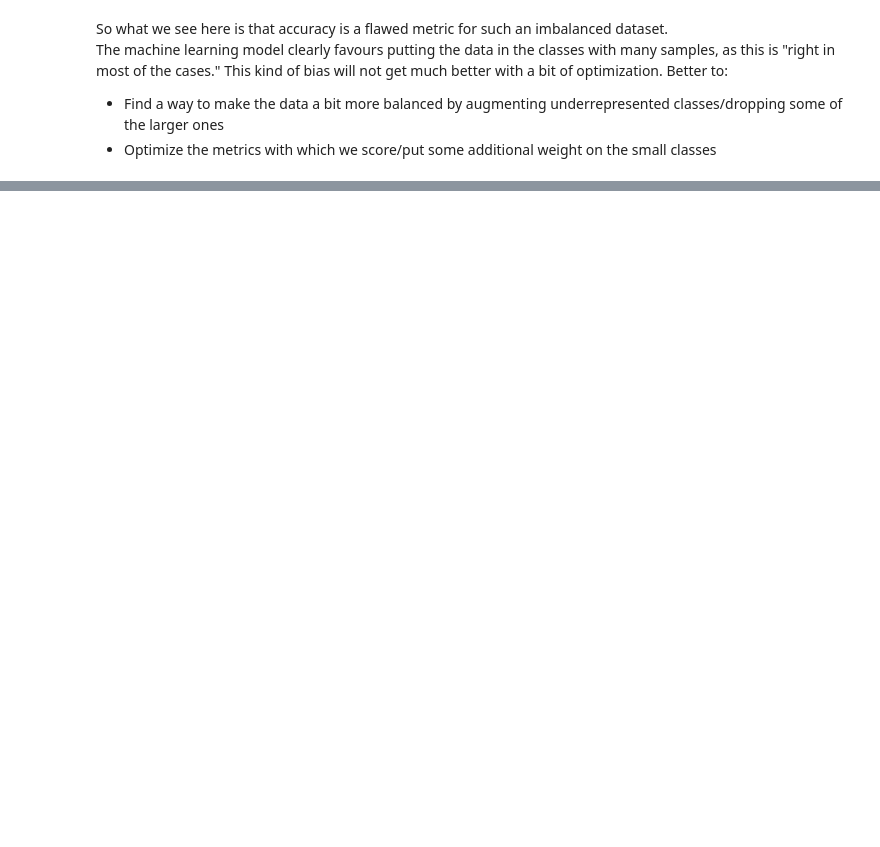
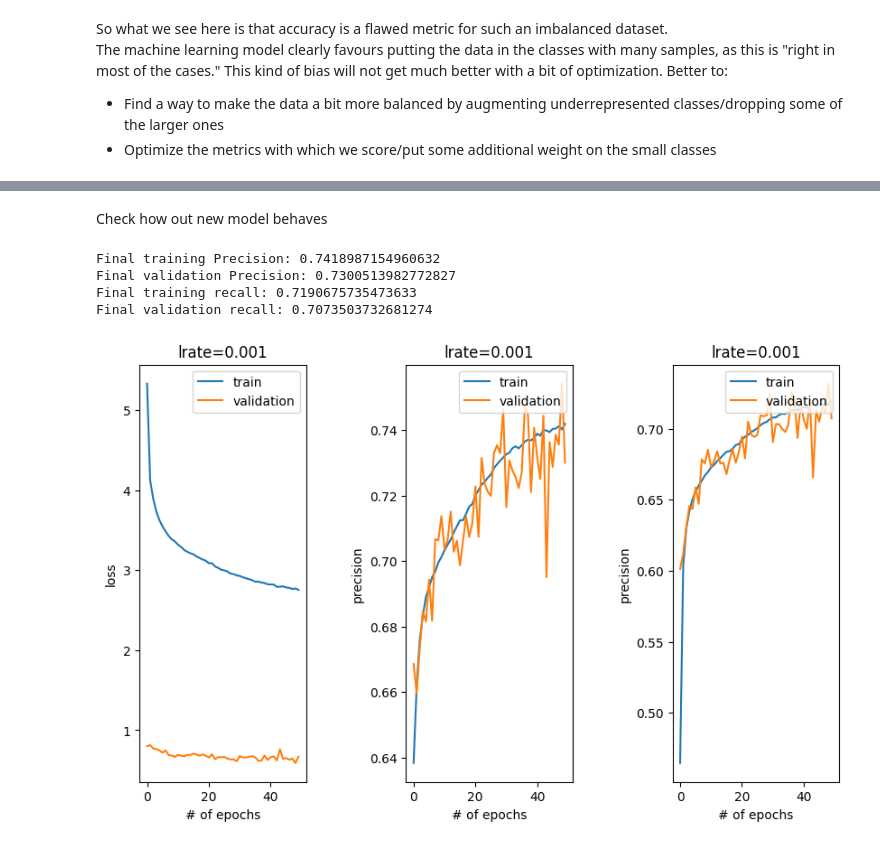
Before and after one commit to L-Koen/tensorflow_practice, a Jupyter notebook: CoverType-classification.ipynb, the cells around one changed output, grey strips where cells are left out. Drawn from its saved outputs; the diff is of its cells as text; code cells hidden in the pictures; blank space fills up the shorter version.

```diff
--- a/CoverType-classification.ipynb
+++ b/CoverType-classification.ipynb
@@ -174,6 +216,6 @@ To enable them in other operations, rebuild TensorFlow with the appropriate comp
 # %% [markdown]
 Step 2: initial fit
 # %%
-history = simple_model.fit(x_train, y_train, epochs=5, batch_size= 100, verbose=1, validation_split = 0.2)
+history = simple_model.fit(x_train_transformed, y_train, epochs=5, batch_size= 100, verbose=1, validation_split = 0.2)
 # %% [output]
 Epoch 1/5
@@ -269,0 +359,5 @@ for i in range(y_train.shape[1]):
+# %%
+history2 = simple_model2.fit(x_train_transformed, y_train,
+                             epochs=50, batch_size= 250,
+                             verbose=1, validation_split = 0.2,
+                            class_weight=class_weights)
@@ -269,0 +382,40 @@ for i in range(y_train.shape[1]):
+# %% [markdown]
+Check how out new model behaves
+# %%
+def plot2(history):
+    # plot learning curves
+    fig, axs = plt.subplots(1, 3, gridspec_kw={'hspace': 1, 'wspace': .6}, figsize = (10, 6))
+    (ax1, ax2, ax3) = axs
+    ax1.plot(history.history['loss'], label='train')
+    ax1.plot(history.history['val_loss'], label='validation')
+    ax1.set_title('lrate=' + str(learning_rate))
+    ax1.legend(loc="upper right")
+    ax1.set_xlabel("# of epochs")
+    ax1.set_ylabel("loss")
+
+    ax2.plot(history.history['precision'], label='train')
+    ax2.plot(history.history['val_precision'], label='validation')
+    ax2.set_title('lrate=' + str(learning_rate))
+    ax2.legend(loc="upper right")
+    ax2.set_xlabel("# of epochs")
+    ax2.set_ylabel("precision")
+    print("Final training Precision:", history.history['precision'][-1])
+    print("Final validation Precision:", history.history['val_precision'][-1])
+
+    ax3.plot(history.history['recall'], label='train')
+    ax3.plot(history.history['val_recall'], label='validation')
+    ax3.set_title('lrate=' + str(learning_rate))
+    ax3.legend(loc="upper right")
+    ax3.set_xlabel("# of epochs")
+    ax3.set_ylabel("precision")
+    print("Final training recall:", history.history['recall'][-1])
+    print("Final validation recall:", history.history['val_recall'][-1])
+    plt.show()
+
+plot2(history2)
+# %% [output]
+Final training Precision: 0.7418987154960632
+Final validation Precision: 0.7300513982772827
+Final training recall: 0.7190675735473633
+Final validation recall: 0.7073503732681274
+[figure, added]
```
Also changed, not shown: parts of 50 cells of this notebook.
